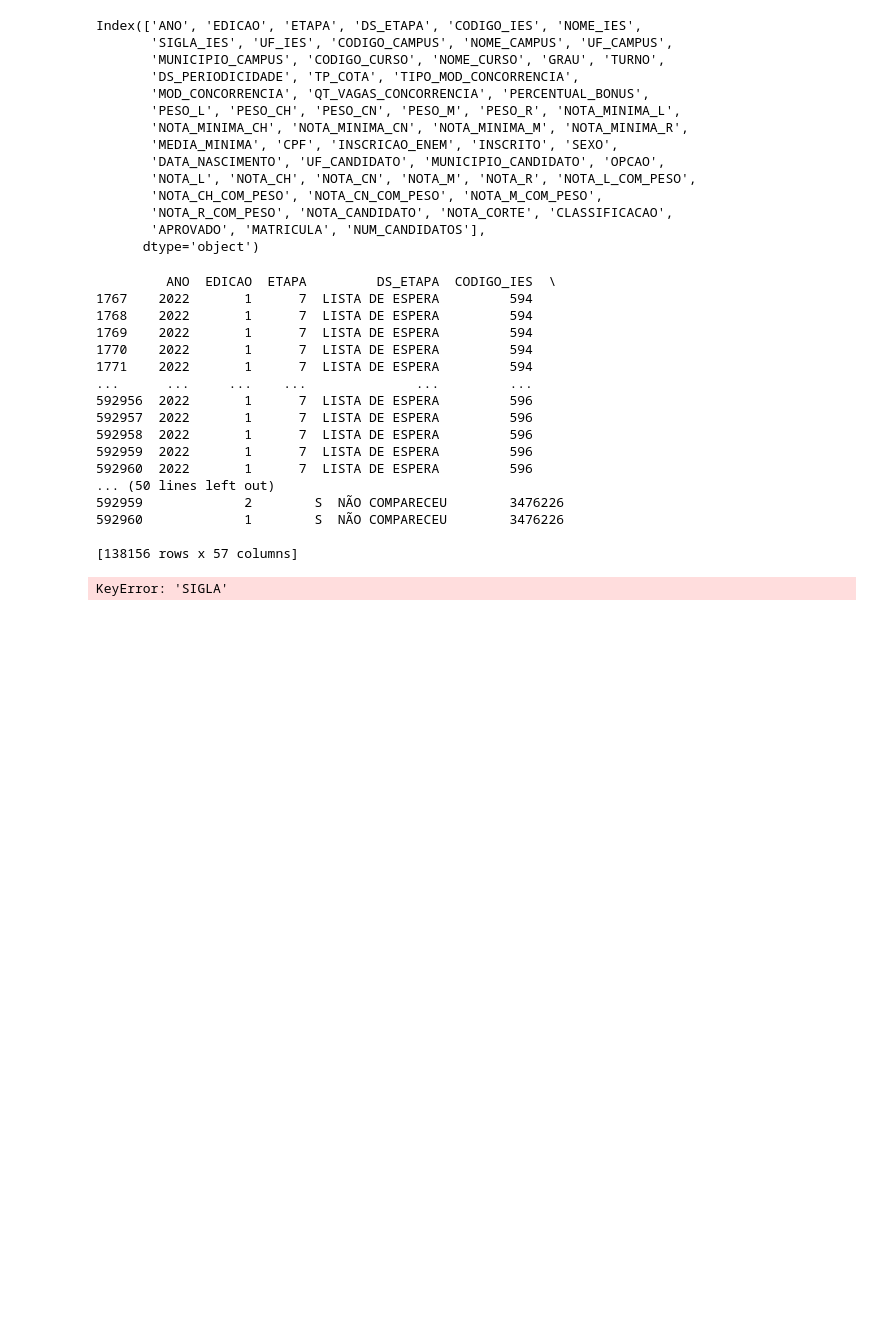
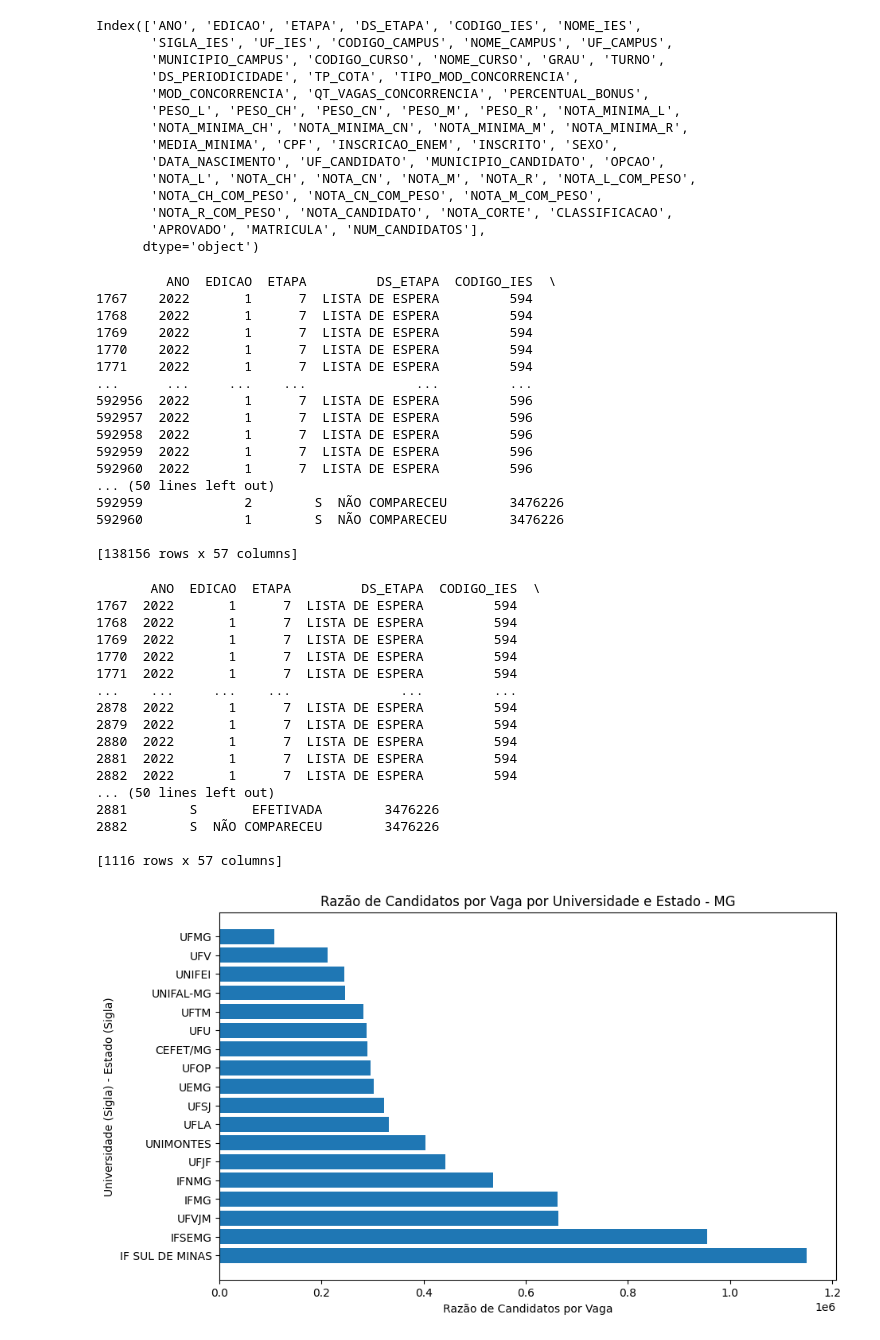
Before and after one commit to Matheusrox97/projeto.python, a Jupyter notebook: lista desafio.ipynb, the cells around one changed output. Cells and saved outputs as stored; diff of their text form; code cells hidden in the pictures; blank space fills up the shorter version.

```diff
--- a/lista desafio.ipynb
+++ b/lista desafio.ipynb
@@ -78,38 +78,55 @@ print(df_sp_mg)
 df_grouped = df_grouped.sort_values(by='Razao_Candidatos_por_Vaga', ascending=False)
 # %%
 # Filtrar instituições com sigla que terminam com /SP ou /MG
-df_sp_mg = df[(df['SIGLA'].str.endswith('/SP')) | (df['SIGLA'].str.endswith('/MG'))]
+df_sp_mg = df[(df['SIGLA_IES'].str.endswith('/SP')) | (df['SIGLA_IES'].str.endswith('/MG'))]
 
 # Print the resulting dataframe
 print(df_sp_mg)
 
 
 # Selecionar as 20 instituições com a maior razão de candidatos por vaga em MG
 df_sorted_mg = df_mg.sort_values('Razao_Candidatos_por_Vaga', ascending=False)
 df_top_20_mg = df_sorted_mg.head(20)
 
 # Gerar gráfico de barras para MG
 plt.figure(figsize=(10, 6))
 plt.barh(df_top_20_mg['SIGLA_IES'], df_top_20_mg['Razao_Candidatos_por_Vaga'])
 plt.xlabel('Razão de Candidatos por Vaga')
 plt.ylabel('Universidade (Sigla) - Estado (Sigla)')
 plt.title('Razão de Candidatos por Vaga por Universidade e Estado - MG')
 
 # Salvar gráfico como imagem para MG
 plt.savefig('graph_mg.png', bbox_inches='tight')
 
 # Selecionar as 20 instituições com a maior razão de candidatos por vaga em SP
 df_sorted_sp = df_sp.sort_values('Razao_Candidatos_por_Vaga', ascending=False)
 df_top_20_sp = df_sorted_sp.head(20)
 
 # Gerar gráfico de barras para SP
 plt.figure(figsize=(10, 6))
 plt.barh(df_top_20_sp['SIGLA_IES'], df_top_20_sp['Razao_Candidatos_por_Vaga'])
 plt.xlabel('Razão de Candidatos por Vaga')
 plt.ylabel('Universidade (Sigla) - Estado (Sigla)')
 plt.title('Razão de Candidatos por Vaga por Universidade e Estado - SP')
 
 # Salvar gráfico como imagem para SP
 plt.savefig('graph_sp.png', bbox_inches='tight')
 # %% [output]
-KeyError: 'SIGLA'
+       ANO  EDICAO  ETAPA         DS_ETAPA  CODIGO_IES  \
+1767  2022       1      7  LISTA DE ESPERA         594
+1768  2022       1      7  LISTA DE ESPERA         594
+1769  2022       1      7  LISTA DE ESPERA         594
+1770  2022       1      7  LISTA DE ESPERA         594
+1771  2022       1      7  LISTA DE ESPERA         594
+...    ...     ...    ...              ...         ...
+2878  2022       1      7  LISTA DE ESPERA         594
+2879  2022       1      7  LISTA DE ESPERA         594
+2880  2022       1      7  LISTA DE ESPERA         594
+2881  2022       1      7  LISTA DE ESPERA         594
+2882  2022       1      7  LISTA DE ESPERA         594
+... (50 lines left out)
+2881        S       EFETIVADA        3476226
+2882        S  NÃO COMPARECEU        3476226
+
+[1116 rows x 57 columns]
+[figure, added]
```
Also changed, not shown: parts of 3 cells of this notebook, 4 other files.
